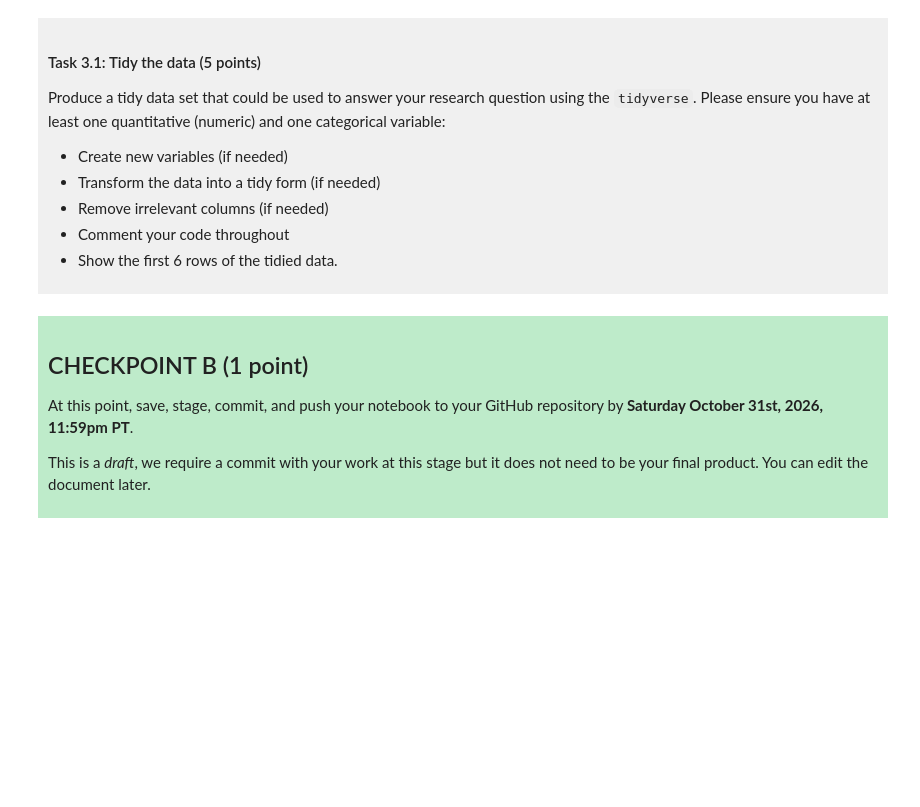
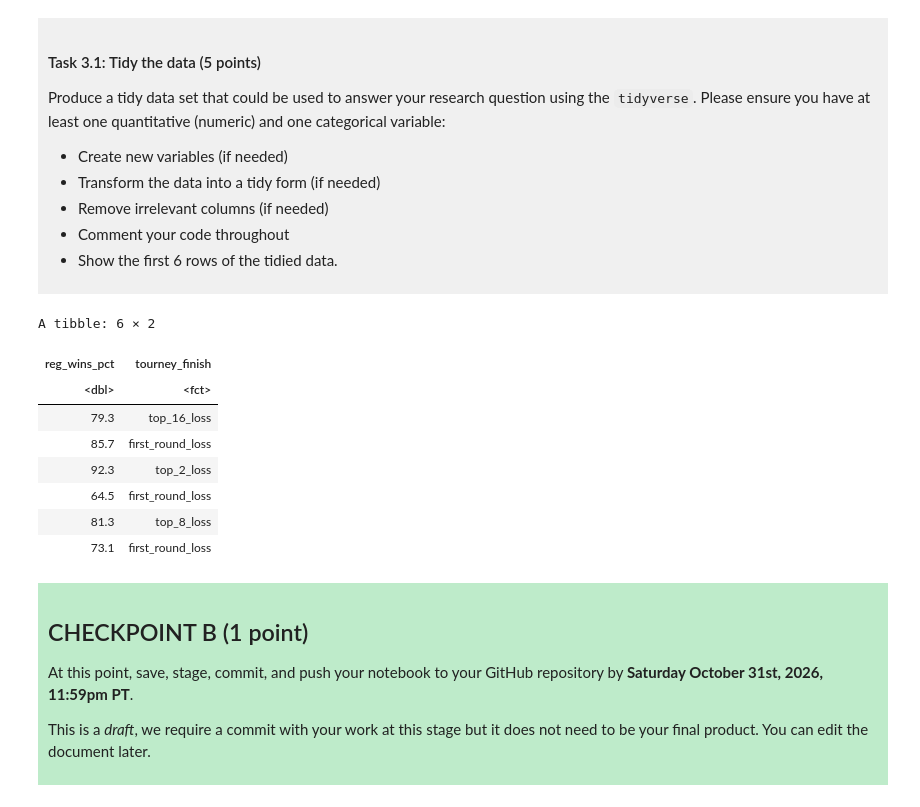
Before and after one commit to mysteriousMAXX/dsci-100-project-ChengyuanGao, a Jupyter notebook: dsci-100-project-notebook.ipynb, the cells around one changed output. Cells and saved outputs as stored; diff of their text form; code cells hidden in the pictures; blank space fills up the shorter version.

```diff
--- a/dsci-100-project-notebook.ipynb
+++ b/dsci-100-project-notebook.ipynb
@@ -189,7 +211,20 @@ Produce a tidy data set that could be used to answer your research question usin
 
 </div>
 # %%
-### EDIT THIS CODE CELL ###
+selected_data <- womens_march_madness|>
+    select(reg_wins_pct	,tourney_finish)|> # select two relevant variables from the data
+    mutate(tourney_finish = as.factor(tourney_finish)) # transfer the categorical data into a simpler form
+head(selected_data,6) # show first 6 rows of data
+# %% [output]
+A tibble: 6 × 2
+| reg_wins_pct | tourney_finish |
+| <dbl> | <fct> |
+| 79.3 | top_16_loss |
+| 85.7 | first_round_loss |
+| 92.3 | top_2_loss |
+| 64.5 | first_round_loss |
+| 81.3 | top_8_loss |
+| 73.1 | first_round_loss |
 # %% [markdown]
 <div style="background-color: #beebca; padding: 10px;">
 
```
Also changed, not shown: parts of 3 cells of this notebook.
